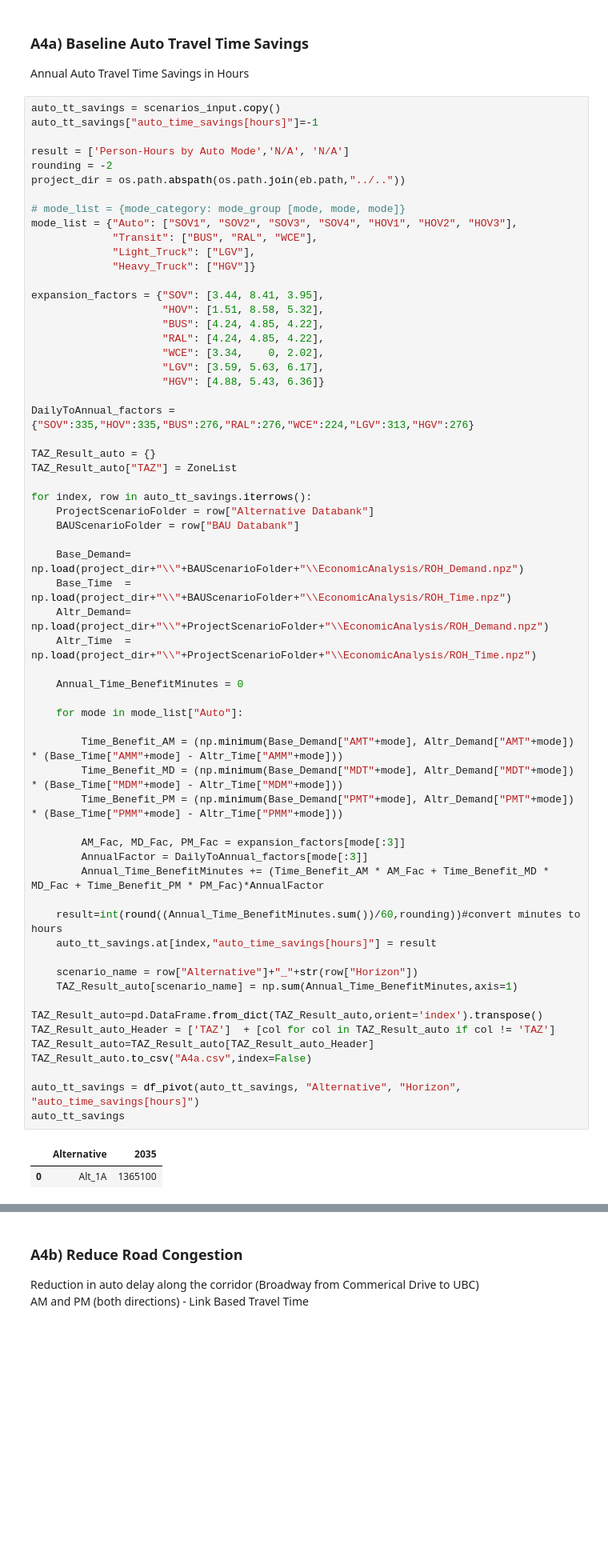
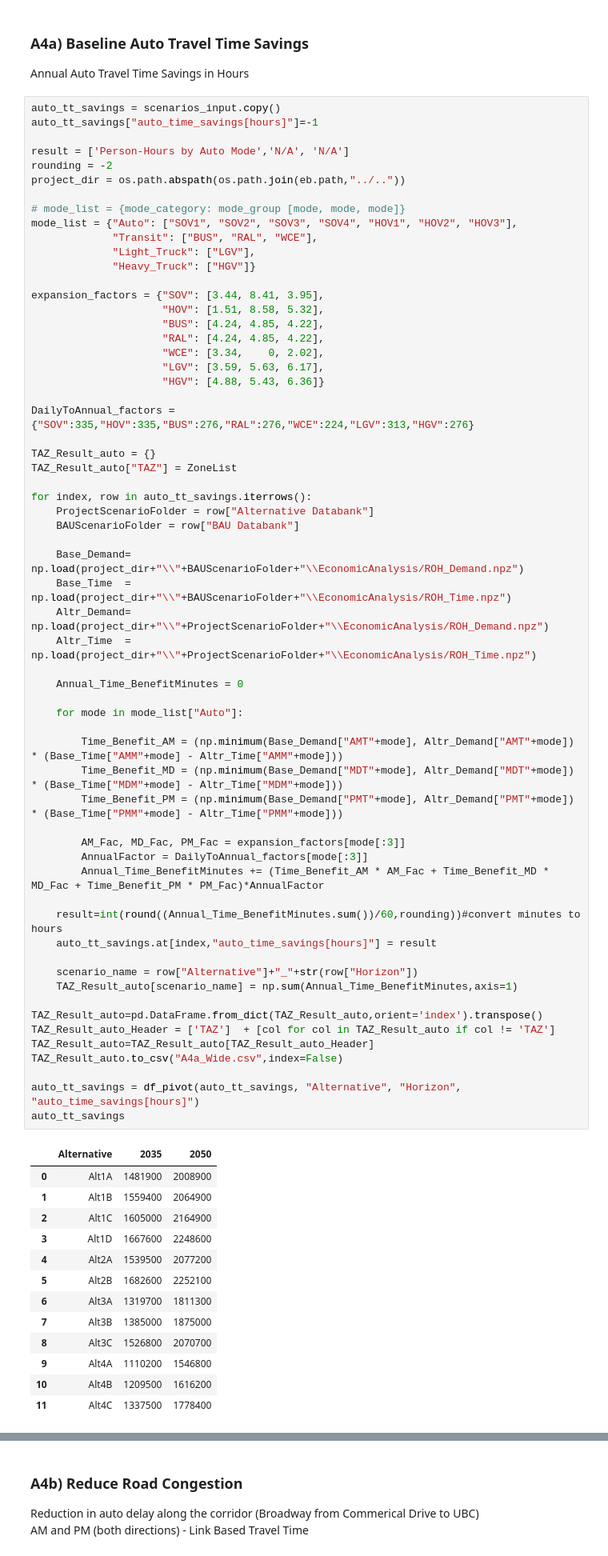
Before and after one commit to KristinaKwong/r2uPhase2, a Jupyter notebook: RTM/Scripts/MAE/MAE_Performance_Measures.ipynb, the cells around one changed output, grey strips where cells are left out. Shown: that part at 80% size. Cells and saved outputs as stored; diff of their text form; blank space fills up the shorter version.

```diff
--- a/RTM/Scripts/MAE/MAE_Performance_Measures.ipynb
+++ b/RTM/Scripts/MAE/MAE_Performance_Measures.ipynb
@@ -524,33 +554,44 @@ for index, row in auto_tt_savings.iterrows():
     Base_Demand= np.load(project_dir+"\\"+BAUScenarioFolder+"\\EconomicAnalysis/ROH_Demand.npz")
     Base_Time  = np.load(project_dir+"\\"+BAUScenarioFolder+"\\EconomicAnalysis/ROH_Time.npz")
     Altr_Demand= np.load(project_dir+"\\"+ProjectScenarioFolder+"\\EconomicAnalysis/ROH_Demand.npz")
     Altr_Time  = np.load(project_dir+"\\"+ProjectScenarioFolder+"\\EconomicAnalysis/ROH_Time.npz")
 
     Annual_Time_BenefitMinutes = 0
 
     for mode in mode_list["Auto"]:
 
         Time_Benefit_AM = (np.minimum(Base_Demand["AMT"+mode], Altr_Demand["AMT"+mode]) * (Base_Time["AMM"+mode] - Altr_Time["AMM"+mode]))
         Time_Benefit_MD = (np.minimum(Base_Demand["MDT"+mode], Altr_Demand["MDT"+mode]) * (Base_Time["MDM"+mode] - Altr_Time["MDM"+mode]))
         Time_Benefit_PM = (np.minimum(Base_Demand["PMT"+mode], Altr_Demand["PMT"+mode]) * (Base_Time["PMM"+mode] - Altr_Time["PMM"+mode]))
 
         AM_Fac, MD_Fac, PM_Fac = expansion_factors[mode[:3]]
         AnnualFactor = DailyToAnnual_factors[mode[:3]]
         Annual_Time_BenefitMinutes += (Time_Benefit_AM * AM_Fac + Time_Benefit_MD * MD_Fac + Time_Benefit_PM * PM_Fac)*AnnualFactor
 
     result=int(round((Annual_Time_BenefitMinutes.sum())/60,rounding))#convert minutes to hours
     auto_tt_savings.at[index,"auto_time_savings[hours]"] = result
 
     scenario_name = row["Alternative"]+"_"+str(row["Horizon"])
     TAZ_Result_auto[scenario_name] = np.sum(Annual_Time_BenefitMinutes,axis=1)
 
 TAZ_Result_auto=pd.DataFrame.from_dict(TAZ_Result_auto,orient='index').transpose()
 TAZ_Result_auto_Header = ['TAZ']  + [col for col in TAZ_Result_auto if col != 'TAZ']
 TAZ_Result_auto=TAZ_Result_auto[TAZ_Result_auto_Header]
-TAZ_Result_auto.to_csv("A4a.csv",index=False)
+TAZ_Result_auto.to_csv("A4a_Wide.csv",index=False)
 
 auto_tt_savings = df_pivot(auto_tt_savings, "Alternative", "Horizon", "auto_time_savings[hours]")
 auto_tt_savings
 # %% [output]
-|  | Alternative | 2035 |
-| 0 | Alt_1A | 1365100 |
+|  | Alternative | 2035 | 2050 |
+| 0 | Alt1A | 1481900 | 2008900 |
+| 1 | Alt1B | 1559400 | 2064900 |
+| 2 | Alt1C | 1605000 | 2164900 |
+| 3 | Alt1D | 1667600 | 2248600 |
+| 4 | Alt2A | 1539500 | 2077200 |
+| 5 | Alt2B | 1682600 | 2252100 |
+| 6 | Alt3A | 1319700 | 1811300 |
+| 7 | Alt3B | 1385000 | 1875000 |
+| 8 | Alt3C | 1526800 | 2070700 |
+| 9 | Alt4A | 1110200 | 1546800 |
+| 10 | Alt4B | 1209500 | 1616200 |
+| 11 | Alt4C | 1337500 | 1778400 |
```
Also changed, not shown: parts of 16 cells of this notebook, 2 other files.
